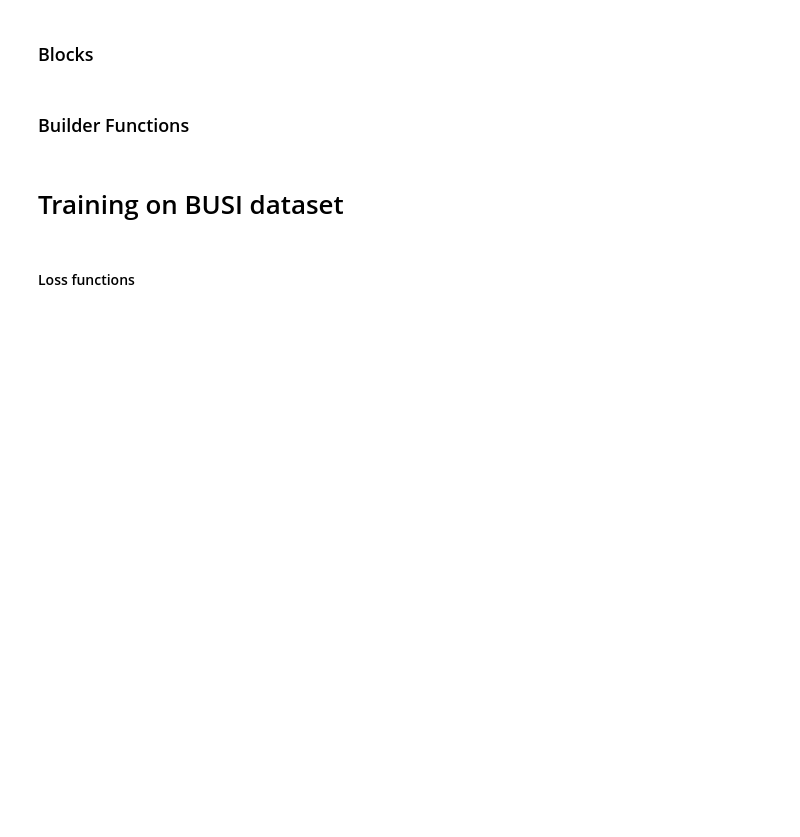
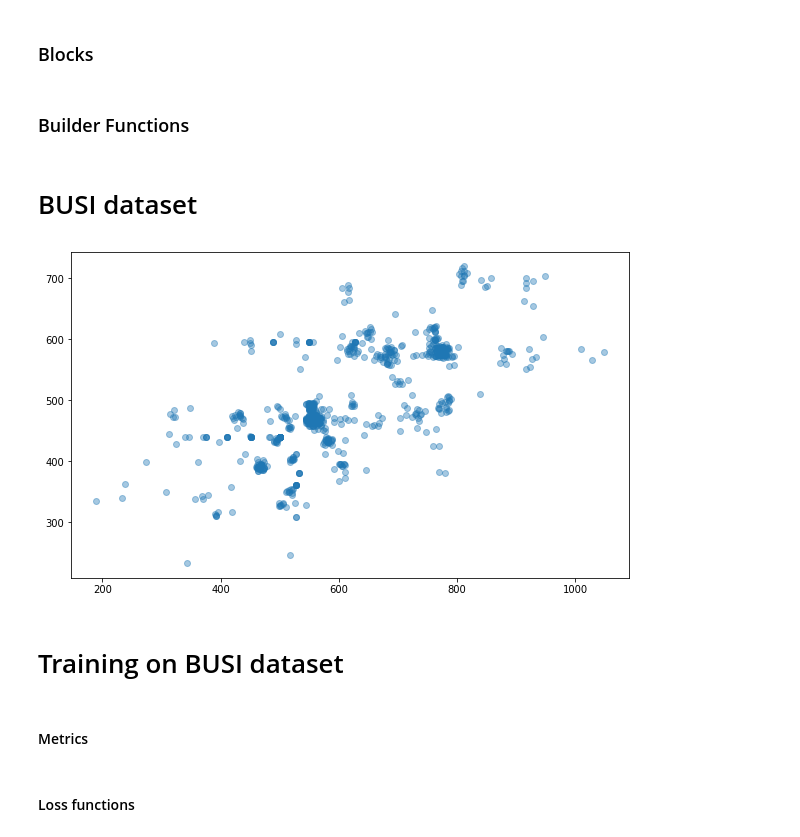
Before and after one commit to sudohainguyen/STAN-small-tumor-aware-network, a Jupyter notebook: examples/example_on_BUSI_dataset.ipynb, the cells around one changed output. Drawn from its saved outputs; the diff is of its cells as text; code cells hidden in the pictures; blank space fills up the shorter version.

```diff
--- a/examples/example_on_BUSI_dataset.ipynb
+++ b/examples/example_on_BUSI_dataset.ipynb
@@ -237,3 +295,20 @@ def STAN(
     # model.name = model_name
 
     return model
+# %% [markdown]
+# BUSI dataset
+# %%
+impath = [os.path.join('./images', f) for f in os.listdir('./images')]
+# %%
+w, h = [], []
+for f in impath:
+    tmp = Image.open(f)
+    _w, _h = tmp.size
+    w.append(_w)
+    h.append(_h)
+# %%
+plt.figure(figsize=(10,6))
+plt.scatter(w, h, alpha=0.4)
+plt.show()
+# %% [output]
+[figure, added]
@@ -240,2 +317,4 @@ def STAN(
 # %% [markdown]
 # Training on BUSI dataset
+# %% [markdown]
+#### Metrics
```
Also changed, not shown: parts of 33 cells of this notebook.
